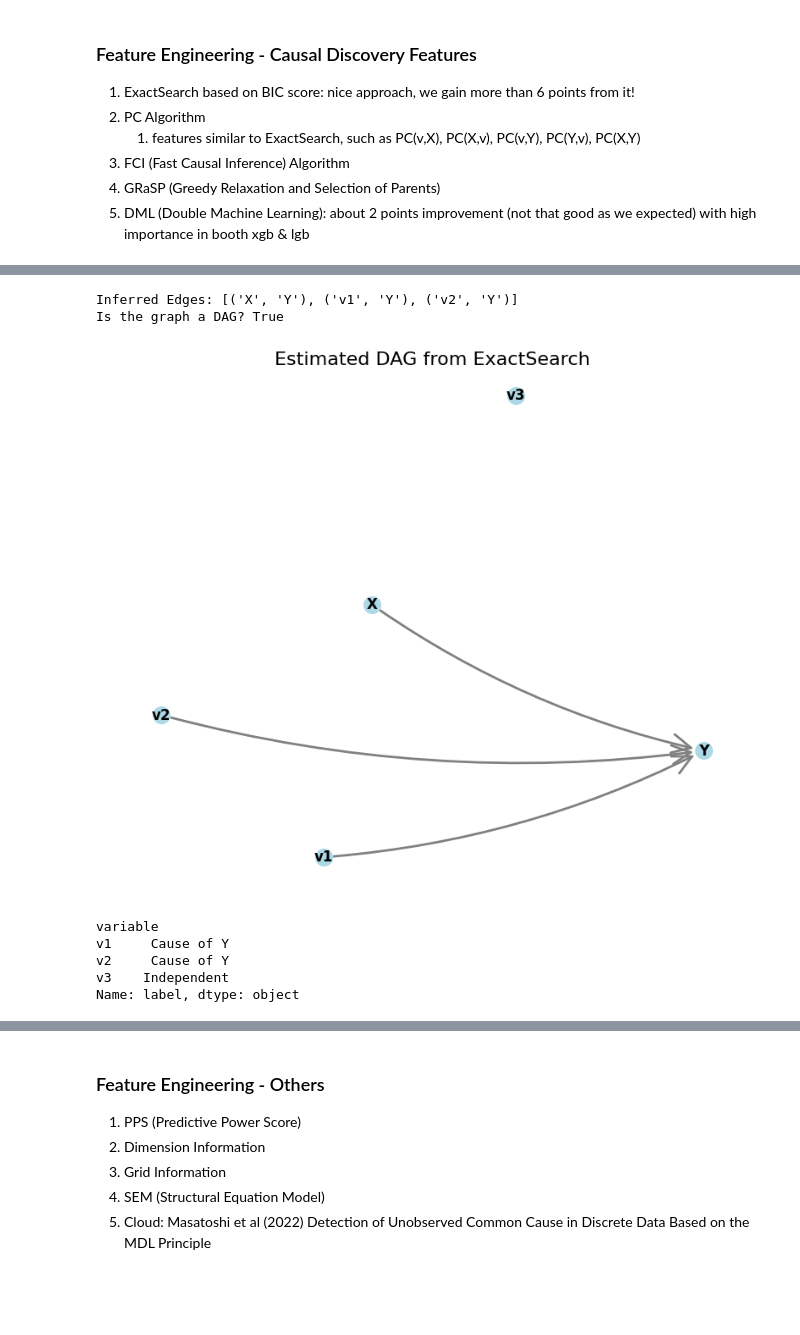
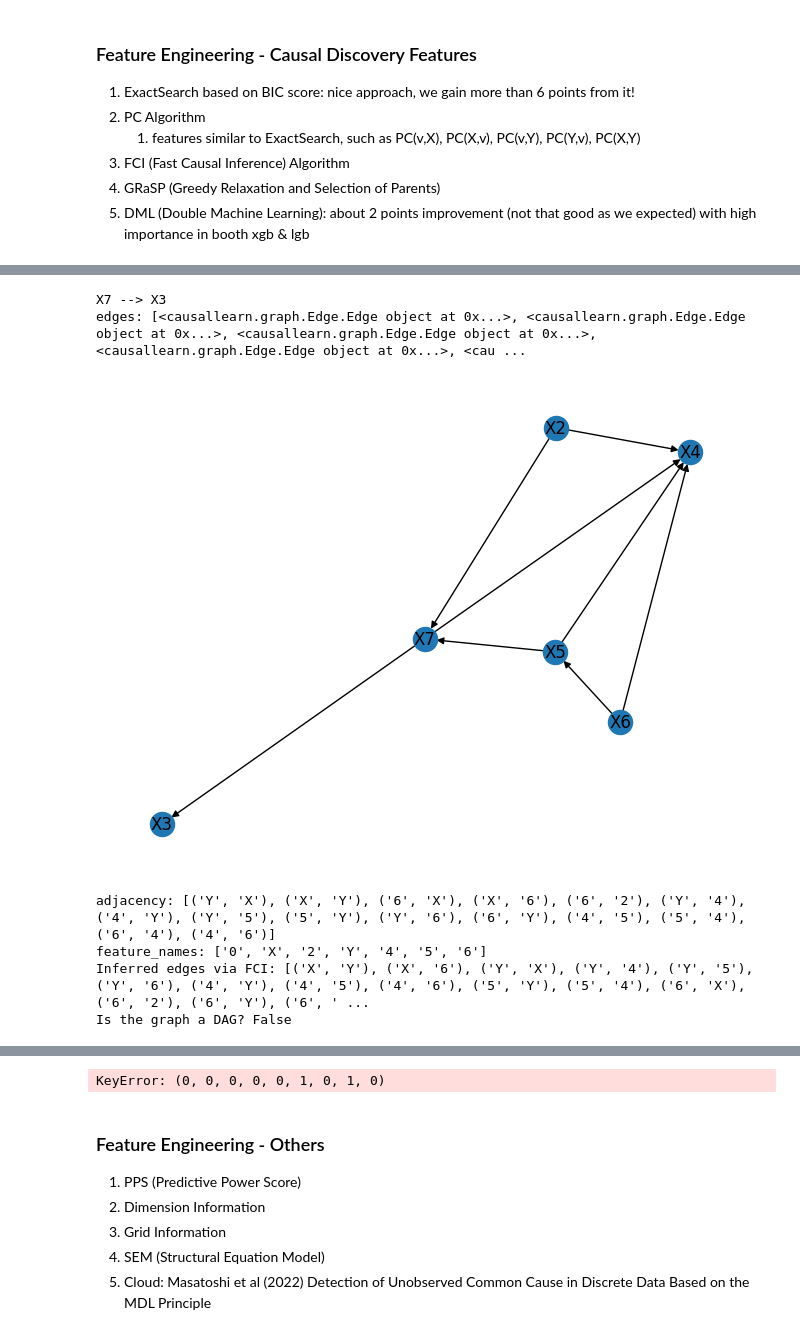
Before and after one commit to emoen/CausalityDiscoveryCrunchDAO, a Jupyter notebook: Leaderboard3.ipynb, the cells around one changed output, grey strips where cells are left out. Drawn from its saved outputs; the diff is of its cells as text; code cells hidden in the pictures; blank space fills up the shorter version.

```diff
--- a/Leaderboard3.ipynb
+++ b/Leaderboard3.ipynb
@@ -2313,15 +2421,14 @@ def fci_algorithm_features(dataset, alpha=0.05, DRAW_GRAPH=False):
     n_vars = len(feature_names)
 
     # Handle the case of a singular correlation matrix
-    # (where the correlation matrix is ill-conditioned)
-    if is_singular(dataset.corr().values):
-        dataset_name = getattr(dataset, 'name', 'Unknown Dataset')
-        df_features = pd.DataFrame({
-            'dataset': dataset_name,
-            'variable': [var for var in feature_names if var not in ['X', 'Y']],
-            'fci_label': ['Independent'] * (n_vars - 2)
-        })
-        return df_features
+    #if is_singular(dataset.corr().values):
+    #    dataset_name = getattr(dataset, 'name', 'Unknown Dataset')
+    #    df_features = pd.DataFrame({
+    #        'dataset': dataset_name,
+    #        'variable': [var for var in feature_names if var not in ['X', 'Y']],
+    #        'fci_label': ['Independent'] * (n_vars - 2)
+    #    })
+    #    return df_features
 
     data = dataset.values
     x_index = feature_names.index('X')
@@ -2330,23 +2437,36 @@ def fci_algorithm_features(dataset, alpha=0.05, DRAW_GRAPH=False):
     # Run FCI on the data
     #   indep_test='fisherz' is suitable for continuous data
     #   alter if your data is discrete (e.g., chisq, g2, etc.)
-    cg = fci(data, alpha=alpha, indep_test="fisherz", max_path_length=None)
+    G, edges = fci(data, alpha=alpha, indep_test="fisherz")
+    edges = G.get_graph_edges()
+    print("edges:", edges)
+    graph_nx = nx.DiGraph()
 
-    # Build adjacency matrix from the learned graph
+    for edge in edges:
+        node1 = edge.node1.get_name()
+        node2 = edge.node2.get_name()
+        graph_nx.add_edge(node1, node2)
+
+    nx.draw(graph_nx, with_labels=True)
+    plt.show()
+
+    fully_directed_edges = fci_adjacency_matrix2(edges, feature_names)
+    print("adjacency:", fully_directed_edges)
+    print("feature_names:", feature_names)
+
     adjacency = np.zeros((n_vars, n_vars), dtype=int)
 
-    fully_oriented_edges = cg.find_fully_directed()
-
-    # Populate adjacency
-    for (i, j) in fully_oriented_edges:
-        adjacency[i, j] = 1  # i --> j
+    # find_fully_directed reports edges i --> j as a tuple (i, j)
+    for (i, j) in fully_directed_edges:
+        # i --> j
+        adjacency[feature_names.index(i), feature_names.index(j)] = 1
 
     # Set all outgoing edges from Y to 0
-    adjacency[y_index, :] = 0
+    #adjacency[y_index, :] = 0
 
     # Enforce X -> Y
-    adjacency[x_index, y_index] = 1
-    adjacency[y_index, x_index] = 0
+    #adjacency[x_index, y_index] = 1
+    #adjacency[y_index, x_index] = 0
 
     # Optionally draw the inferred DAG
     if DRAW_GRAPH:
@@ -2403,40 +2523,39 @@ def fci_algorithm_features(dataset, alpha=0.05, DRAW_GRAPH=False):
 
 np.random.seed(42)
 n_samples = 10000
 
 # Generate random data for X
 X = np.random.normal(loc=50, scale=10, size=n_samples)
 
 # Generate random data for Y with some dependence on X, v1, and v2
 v1 = np.random.normal(loc=5, scale=1, size=n_samples)
 v2 = np.random.normal(loc=10, scale=2, size=n_samples)
 v3 = np.random.normal(loc=0, scale=1, size=n_samples)
 
 # Generate Y as a linear combination of X, v1, v2, and some noise
 Y = (1.2 * X) + (1.1 * v1) - (0.9 * v2) + np.random.normal(loc=0, scale=0.000001, size=n_samples)
 
 dataset = pd.DataFrame({
     'X': X,
     'Y': Y,
     'v1': v1,
     'v2': v2,
     'v3': v3
 })
 
 scaler = StandardScaler()
 df_standardized = pd.DataFrame(scaler.fit_transform(dataset), columns=dataset.columns)
 
 df_standardized.name = "SampleDataset"
 #print(names_datasets_train['00056'].head())
-#print(names_datasets_train['00056'].corr())
-output_df = ExactSearch_feature(df_standardized, DRAW_GRAPH=True) #df_standardized
+#print(names_datasets_train['10243'].corr())
+output_df = fci_algorithm_features(names_datasets_train['10238'], DRAW_GRAPH=True) #df_standardized
 print(output_df)
 # %% [output]
-Inferred Edges: [('X', 'Y'), ('v1', 'Y'), ('v2', 'Y')]
-Is the graph a DAG? True
+X7 --> X3
+edges: [<causallearn.graph.Edge.Edge object at 0x...>, <causallearn.graph.Edge.Edge object at 0x...>, <causallearn.graph.Edge.Edge object at 0x...>, <causallearn.graph.Edge.Edge object at 0x...>, <cau ...
-[figure, old version]
+[figure, new version]
-variable
-v1     Cause of Y
-v2     Cause of Y
-v3    Independent
-Name: label, dtype: object
+adjacency: [('Y', 'X'), ('X', 'Y'), ('6', 'X'), ('X', '6'), ('6', '2'), ('Y', '4'), ('4', 'Y'), ('Y', '5'), ('5', 'Y'), ('Y', '6'), ('6', 'Y'), ('4', '5'), ('5', '4'), ('6', '4'), ('4', '6')]
+feature_names: ['0', 'X', '2', 'Y', '4', '5', '6']
+Inferred edges via FCI: [('X', 'Y'), ('X', '6'), ('Y', 'X'), ('Y', '4'), ('Y', '5'), ('Y', '6'), ('4', 'Y'), ('4', '5'), ('4', '6'), ('5', 'Y'), ('5', '4'), ('6', 'X'), ('6', '2'), ('6', 'Y'), ('6', ' ...
+Is the graph a DAG? False
@@ -2443,3 +2563,4 @@ Name: label, dtype: object
+KeyError: (0, 0, 0, 0, 0, 1, 0, 1, 0)
 # %% [markdown]
 ### Feature Engineering - Others
 
```
Also changed, not shown: parts of 9 cells of this notebook.
